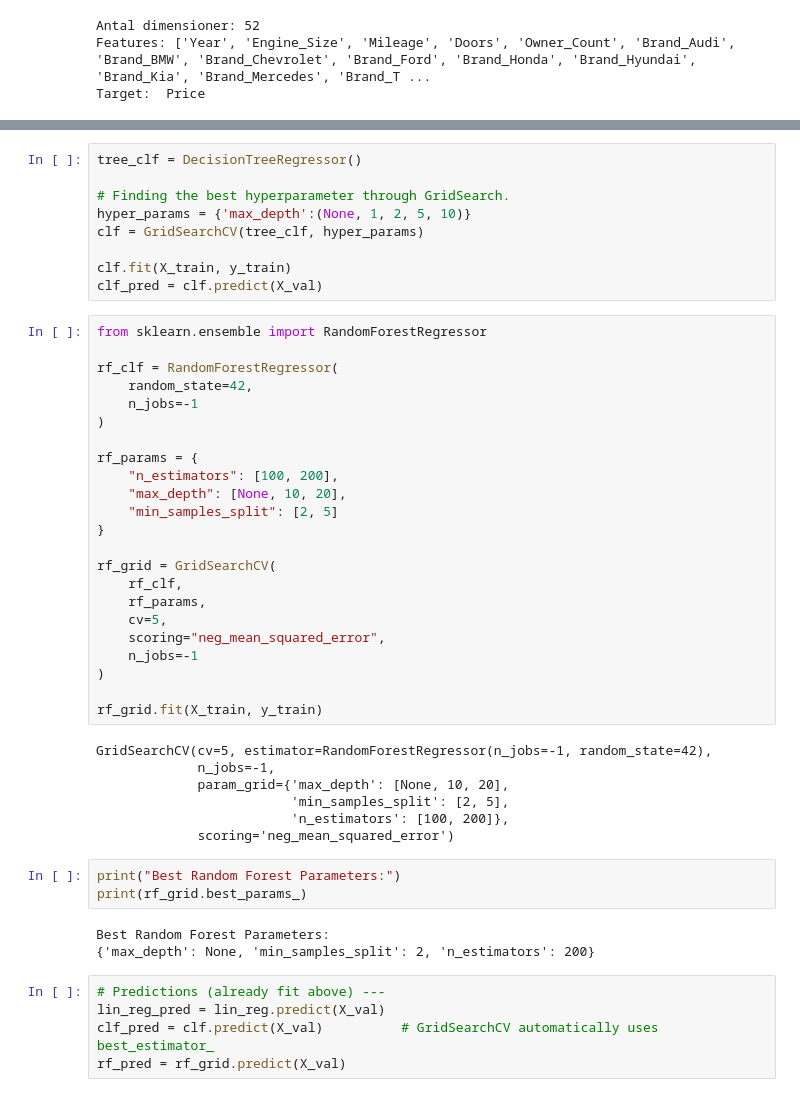
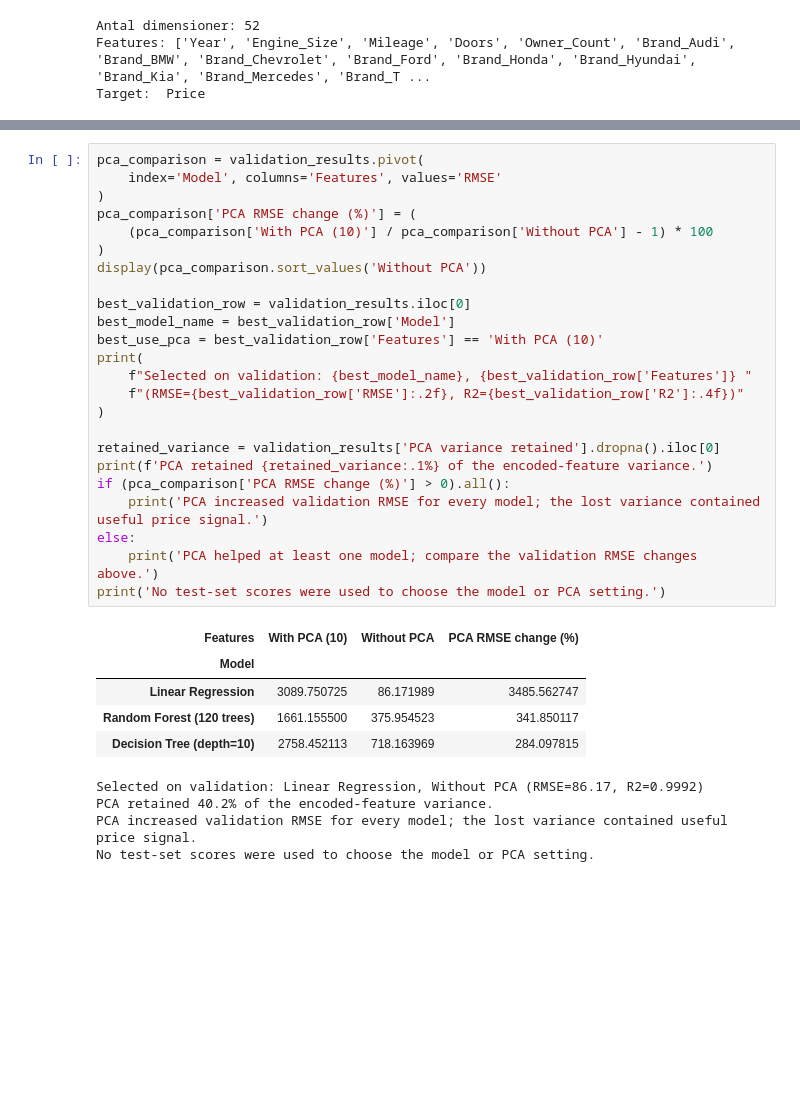
Before and after one commit to Nehaasati/AI-Learning, a Jupyter notebook: chapter5_assignment/car_price.ipynb, the cells around one changed output, grey strips where cells are left out. Saved outputs shown, nothing was run; the diff lists cells and outputs as text; blank space fills up the shorter version.

```diff
--- a/chapter5_assignment/car_price.ipynb
+++ b/chapter5_assignment/car_price.ipynb
@@ -183,50 +209,34 @@ lin_reg_pred = lin_reg.predict(X_val)
 # %%
-tree_clf = DecisionTreeRegressor()
+pca_comparison = validation_results.pivot(
+    index='Model', columns='Features', values='RMSE'
+)
+pca_comparison['PCA RMSE change (%)'] = (
+    (pca_comparison['With PCA (10)'] / pca_comparison['Without PCA'] - 1) * 100
+)
+display(pca_comparison.sort_values('Without PCA'))
 
-# Finding the best hyperparameter through GridSearch.
-hyper_params = {'max_depth':(None, 1, 2, 5, 10)}
-clf = GridSearchCV(tree_clf, hyper_params)
+best_validation_row = validation_results.iloc[0]
+best_model_name = best_validation_row['Model']
+best_use_pca = best_validation_row['Features'] == 'With PCA (10)'
+print(
+    f"Selected on validation: {best_model_name}, {best_validation_row['Features']} "
+    f"(RMSE={best_validation_row['RMSE']:.2f}, R2={best_validation_row['R2']:.4f})"
+)
 
-clf.fit(X_train, y_train)
-clf_pred = clf.predict(X_val)
+retained_variance = validation_results['PCA variance retained'].dropna().iloc[0]
+print(f'PCA retained {retained_variance:.1%} of the encoded-feature variance.')
+if (pca_comparison['PCA RMSE change (%)'] > 0).all():
+    print('PCA increased validation RMSE for every model; the lost variance contained useful price signal.')
+else:
+    print('PCA helped at least one model; compare the validation RMSE changes above.')
+print('No test-set scores were used to choose the model or PCA setting.')
+# %% [output]
+| Features | With PCA (10) | Without PCA | PCA RMSE change (%) |
+| Model |  |  |  |
+| Linear Regression | 3089.750725 | 86.171989 | 3485.562747 |
+| Random Forest (120 trees) | 1661.155500 | 375.954523 | 341.850117 |
+| Decision Tree (depth=10) | 2758.452113 | 718.163969 | 284.097815 |
+Selected on validation: Linear Regression, Without PCA (RMSE=86.17, R2=0.9992)
+PCA retained 40.2% of the encoded-feature variance.
+PCA increased validation RMSE for every model; the lost variance contained useful price signal.
+No test-set scores were used to choose the model or PCA setting.
-# %%
-from sklearn.ensemble import RandomForestRegressor
-
-rf_clf = RandomForestRegressor(
-    random_state=42,
-    n_jobs=-1
-)
-
-rf_params = {
-    "n_estimators": [100, 200],
-    "max_depth": [None, 10, 20],
-    "min_samples_split": [2, 5]
-}
-
-rf_grid = GridSearchCV(
-    rf_clf,
-    rf_params,
-    cv=5,
-    scoring="neg_mean_squared_error",
-    n_jobs=-1
-)
-
-rf_grid.fit(X_train, y_train)
-# %% [output]
-GridSearchCV(cv=5, estimator=RandomForestRegressor(n_jobs=-1, random_state=42),
-             n_jobs=-1,
-             param_grid={'max_depth': [None, 10, 20],
-                         'min_samples_split': [2, 5],
-                         'n_estimators': [100, 200]},
-             scoring='neg_mean_squared_error')
-# %%
-print("Best Random Forest Parameters:")
-print(rf_grid.best_params_)
-# %% [output]
-Best Random Forest Parameters:
-{'max_depth': None, 'min_samples_split': 2, 'n_estimators': 200}
-# %%
-# Predictions (already fit above) ---
-lin_reg_pred = lin_reg.predict(X_val)
-clf_pred = clf.predict(X_val)          # GridSearchCV automatically uses best_estimator_
-rf_pred = rf_grid.predict(X_val)
```
Also changed, not shown: parts of 16 cells of this notebook.
